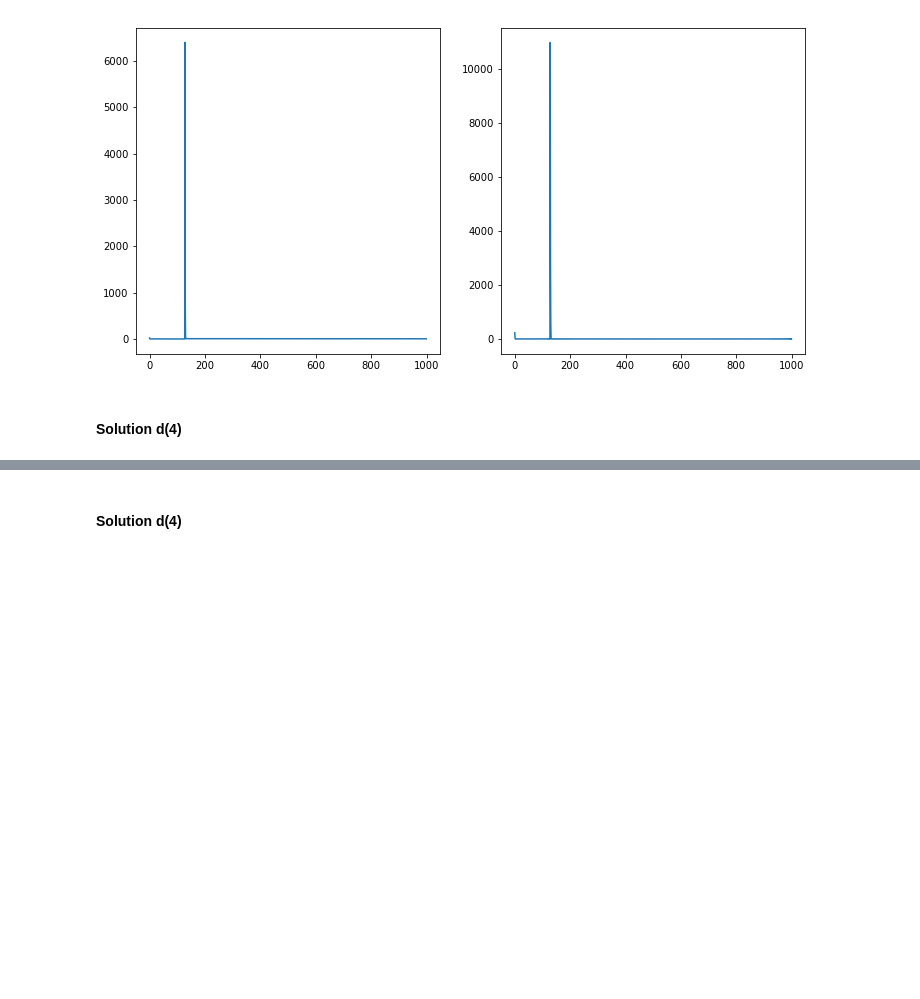
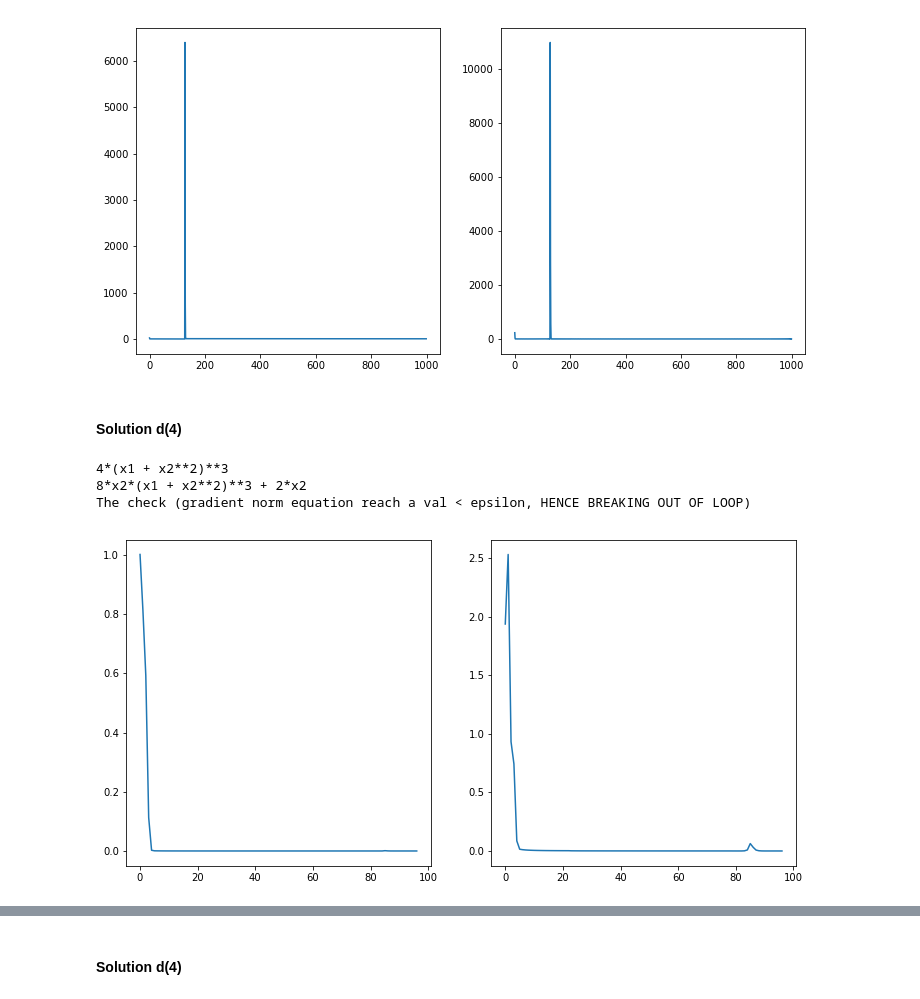
Before and after one commit to Sardhendu/Study, a Jupyter notebook: OptimizationEngg/Project/SteepestDescent.ipynb, the cells around one changed output, grey strips where cells are left out. Cells and saved outputs as stored; diff of their text form; code cells hidden in the pictures; blank space fills up the shorter version.

```diff
--- a/OptimizationEngg/Project/SteepestDescent.ipynb
+++ b/OptimizationEngg/Project/SteepestDescent.ipynb
@@ -222,6 +334,26 @@ The updated Value xk1000 is
 [figure]
 # %% [markdown]
 #### Solution d(4)
+# %%
+x1 = Symbol('x1')
+x2 = Symbol('x2')
+f = pow(x1+pow(x2, 2),4) + pow(x2,2)
+deriv_1 = np.array([f.diff(x1), f.diff(x2)])
+print(deriv_1[0])
+print(deriv_1[1])
+
+# Initialize Xk
+xk = np.array([-1.2,1], dtype='float32')
+
+fx_array, gradientNorm_arr = iterateNonQuadratic(f, xk, deriv_1,
+                                                 function4, objective4,
+                                                 numFeature=2, numSteps=1000, should_print=200)
+plot([fx_array, gradientNorm_arr])
+# %% [output]
+4*(x1 + x2**2)**3
+8*x2*(x1 + x2**2)**3 + 2*x2
+The check (gradient norm equation reach a val < epsilon, HENCE BREAKING OUT OF LOOP)
+[figure, added]
 # %%
 x1 = Symbol('x1')
 x2 = Symbol('x2')
```
Also changed, not shown: parts of 10 cells of this notebook, 3 other files.
